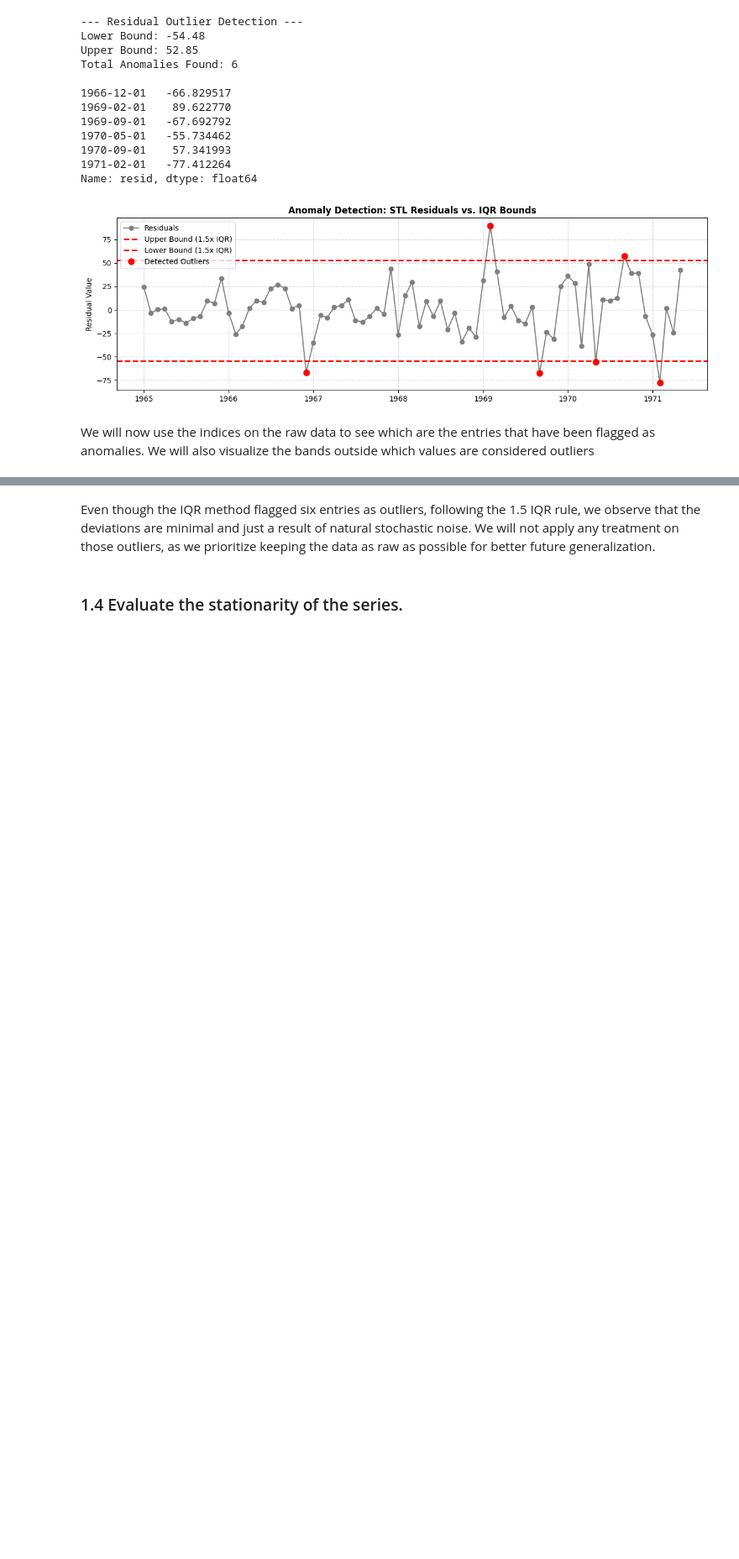
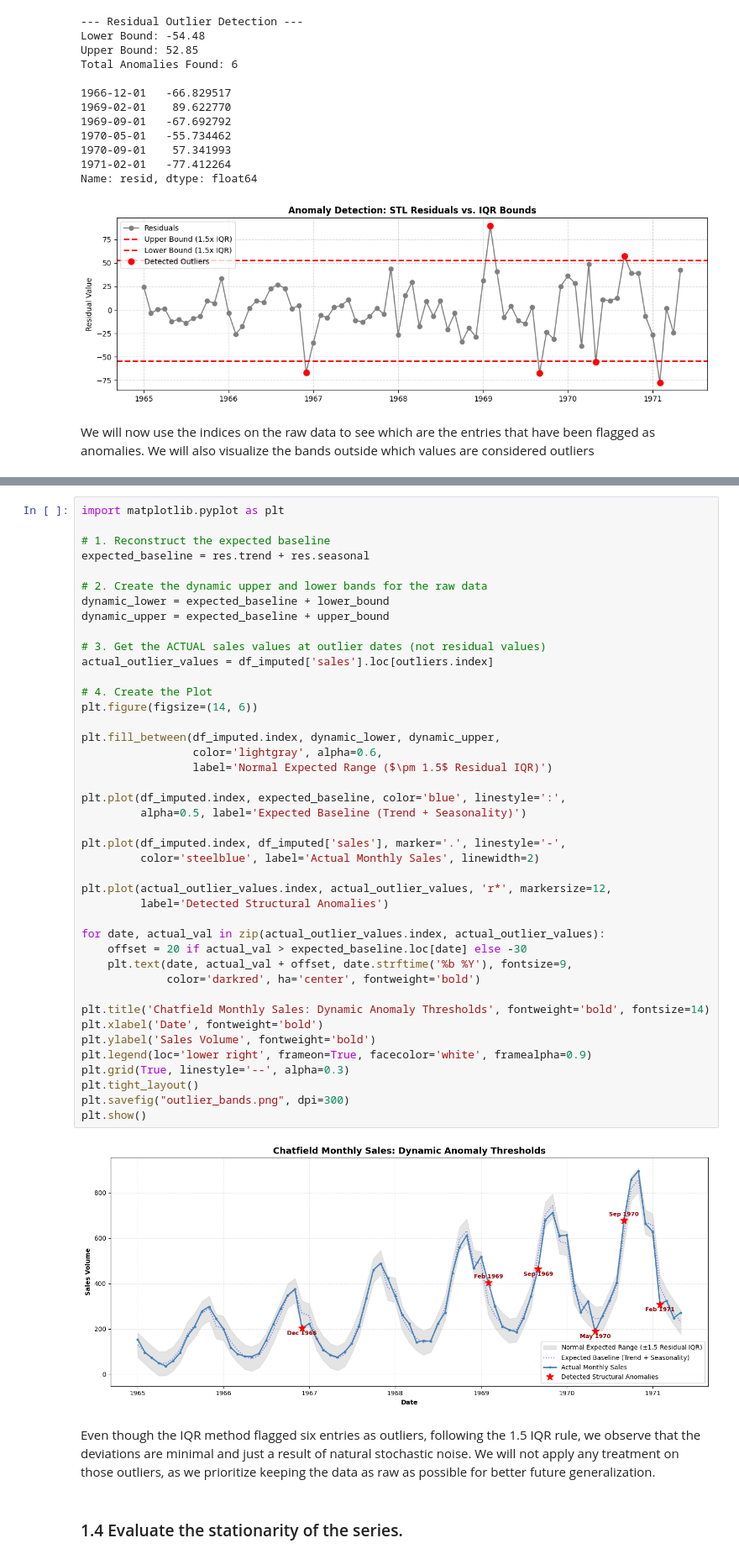
Before and after one commit to a139573/TimeSeriesAssessments, a Jupyter notebook: assessment_1 roberto.ipynb, the cells around one changed output, grey strips where cells are left out. Shown at 84% size. Drawn from its saved outputs; the diff is of its cells as text; blank space fills up the shorter version.

```diff
--- a/assessment_1 roberto.ipynb
+++ b/assessment_1 roberto.ipynb
@@ -560,3 +509,47 @@ plt.show()
+# %%
+import matplotlib.pyplot as plt
+
+# 1. Reconstruct the expected baseline
+expected_baseline = res.trend + res.seasonal
+
+# 2. Create the dynamic upper and lower bands for the raw data
+dynamic_lower = expected_baseline + lower_bound
+dynamic_upper = expected_baseline + upper_bound
+
+# 3. Get the ACTUAL sales values at outlier dates (not residual values)
+actual_outlier_values = df_imputed['sales'].loc[outliers.index]
+
+# 4. Create the Plot
+plt.figure(figsize=(14, 6))
+
+plt.fill_between(df_imputed.index, dynamic_lower, dynamic_upper,
+                 color='lightgray', alpha=0.6,
+                 label='Normal Expected Range ($\pm 1.5$ Residual IQR)')
+
+plt.plot(df_imputed.index, expected_baseline, color='blue', linestyle=':',
+         alpha=0.5, label='Expected Baseline (Trend + Seasonality)')
+
+plt.plot(df_imputed.index, df_imputed['sales'], marker='.', linestyle='-',
+         color='steelblue', label='Actual Monthly Sales', linewidth=2)
+
+plt.plot(actual_outlier_values.index, actual_outlier_values, 'r*', markersize=12,
+         label='Detected Structural Anomalies')
+
+for date, actual_val in zip(actual_outlier_values.index, actual_outlier_values):
+    offset = 20 if actual_val > expected_baseline.loc[date] else -30
+    plt.text(date, actual_val + offset, date.strftime('%b %Y'), fontsize=9,
+             color='darkred', ha='center', fontweight='bold')
+
+plt.title('Chatfield Monthly Sales: Dynamic Anomaly Thresholds', fontweight='bold', fontsize=14)
+plt.xlabel('Date', fontweight='bold')
+plt.ylabel('Sales Volume', fontweight='bold')
+plt.legend(loc='lower right', frameon=True, facecolor='white', framealpha=0.9)
+plt.grid(True, linestyle='--', alpha=0.3)
+plt.tight_layout()
+plt.savefig("outlier_bands.png", dpi=300)
+plt.show()
+# %% [output]
+[figure, added]
 # %% [markdown]
 Even though the IQR method flagged six entries as outliers, following the 1.5 IQR rule, we observe that the deviations are minimal and just a result of natural stochastic noise. We will not apply any treatment on those outliers, as we prioritize keeping the data as raw as possible for better future generalization.
 # %% [markdown]
```
Also changed, not shown: parts of 2 cells of this notebook, 5 other files.
